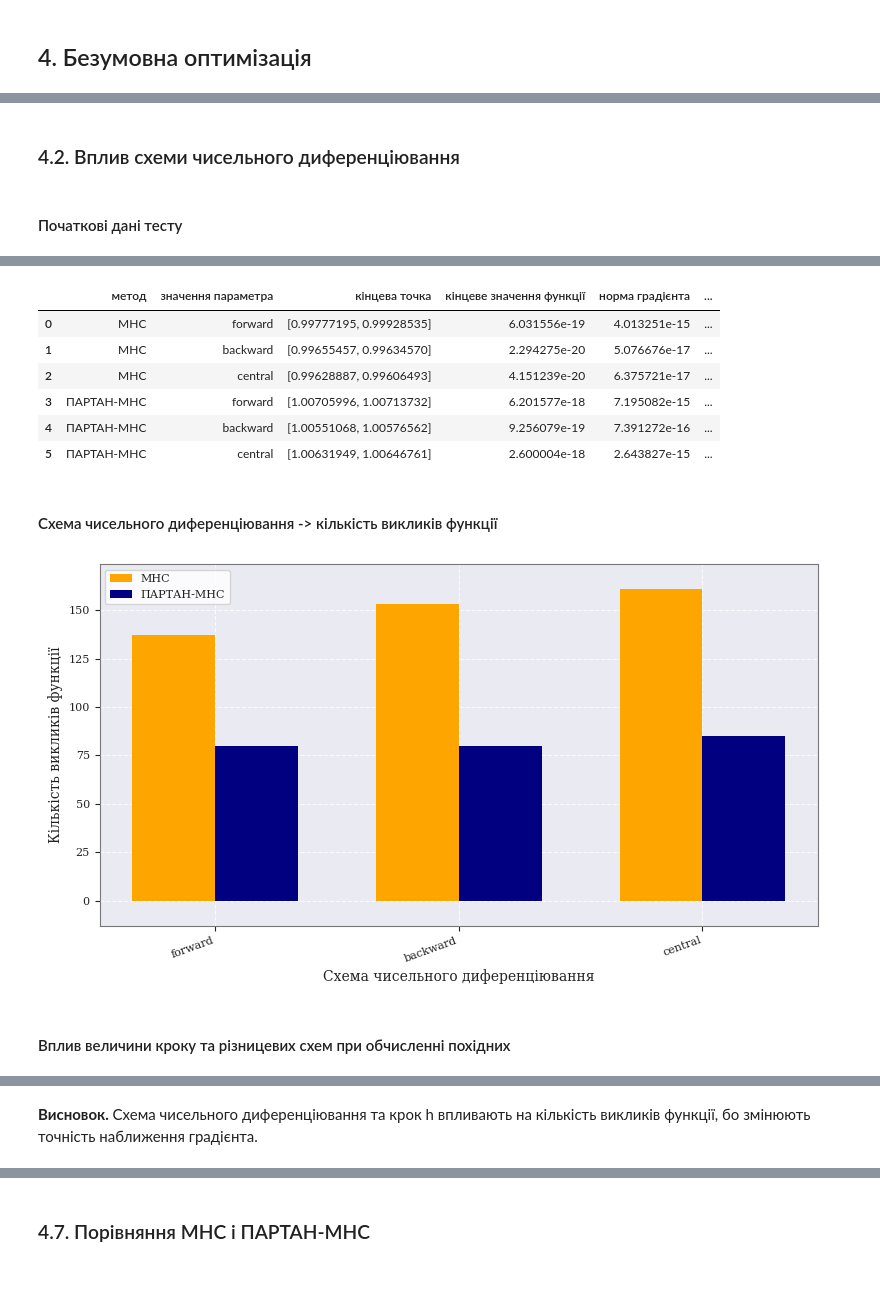
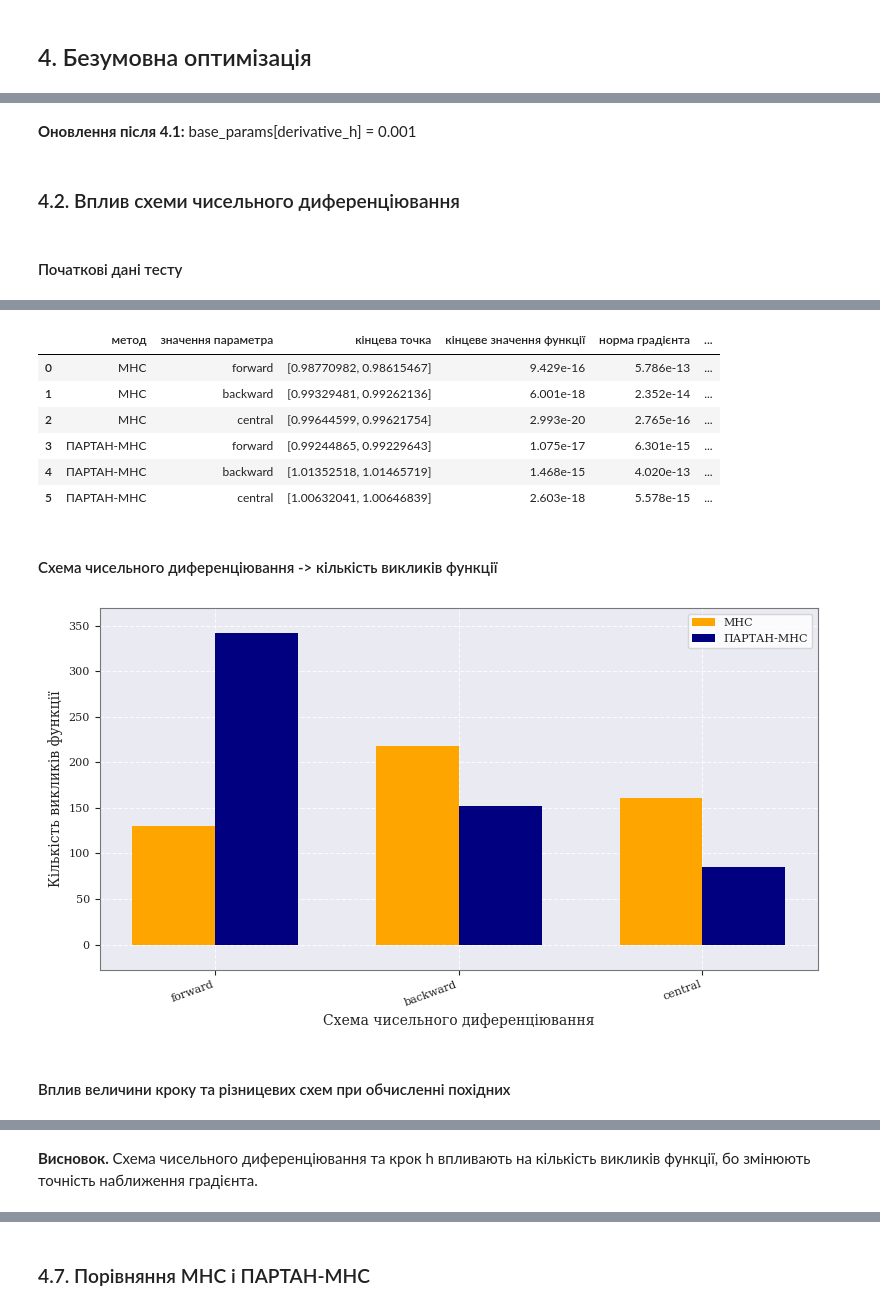
Before and after one commit to sburdiug/my_optimization_methods, a Jupyter notebook: cw/partan_mns_experiments.ipynb, the cells around one changed output, grey strips where cells are left out. Saved outputs shown, nothing was run; the diff lists cells and outputs as text; code cells hidden in the pictures; blank space fills up the shorter version.

```diff
--- a/cw/partan_mns_experiments.ipynb
+++ b/cw/partan_mns_experiments.ipynb
@@ -119,6 +120,39 @@ CONCLUSIONS = {
     "stop_criterion": "Комбінований критерій враховує не тільки норму градієнта, але й зміну точки або значення функції, тому може бути практичнішим для чисельних методів.",
 }
 
+BEST_EXPERIMENT_PARAMS = {
+    # Fill manually after experiments, example:
+    "derivative_h": 1e-3,
+    "gradient_scheme": "central",
+    "line_search_method": "dsk_powell",
+    "line_search_eps": 1e-8,
+    "sven_alpha": 0.01,
+    "stop_criterion": "combined",
+}
+
+
+def build_tuned_params(params):
+    tuned_params = dict(params)
+    for param_name, param_value in BEST_EXPERIMENT_PARAMS.items():
+        if param_name in tuned_params:
+            tuned_params[param_name] = param_value
+    return tuned_params
+
+
+def show_best_params_summary(title="Manual best params"):
+    if not BEST_EXPERIMENT_PARAMS:
+        display(Markdown("**BEST_EXPERIMENT_PARAMS is empty. Using base_params.**"))
+        return
+
+    summary_rows = []
+    for key, value in BEST_EXPERIMENT_PARAMS.items():
+        summary_rows.append({
+            INFO_COL: PARAMETER_LABELS.get(str(key), str(key)),
+            VALUE_COL: value,
+        })
+    display(Markdown(f"#### {title}"))
+    display(pd.DataFrame(summary_rows))
+
 
 def format_vector(vector_value):
     vector_arr = np.asarray(vector_value, dtype=float).reshape(-1)
@@ -133,7 +167,7 @@ def parse_point(value):
 
 def format_display_value(value):
     if isinstance(value, (float, np.floating)):
-        return f"{float(value):.6e}"
+        return f"{float(value):.3e}"
     return value
 
 
@@ -172,7 +206,7 @@ def show_test_initial_data(
         {INFO_COL: "\u0442\u0435\u0441\u0442", VALUE_COL: test_name},
         {INFO_COL: "\u0444\u0443\u043d\u043a\u0446\u0456\u044f", VALUE_COL: FUNCTION_FORMULA},
         {INFO_COL: "\u0441\u0442\u0430\u0440\u0442\u043e\u0432\u0430 \u0442\u043e\u0447\u043a\u0430", VALUE_COL: format_vector(start)},
-        {INFO_COL: "f(x_start)", VALUE_COL: f"{power_function(start):.6e}"},
+        {INFO_COL: "f(x_start)", VALUE_COL: f"{power_function(start):.2e}"},
     ]
 
     if methods is not None:
@@ -381,7 +415,7 @@ def plot_combined_trajectories(results_by_method, plot_title):
     combined_points = np.vstack([method_result["points"] for method_result in results_by_method.values()])
     contour_x, contour_y, contour_z = contour_grid(combined_points)
     _, combined_ax = plt.subplots(figsize=(8, 6))
-    combined_ax.contour(contour_x, contour_y, contour_z, levels=28, cmap="viridis", alpha=0.65)
+    combined_ax.contour(contour_x, contour_y, contour_z, levels=28, cmap="viridis", alpha=0.6)
     trajectory_method_colors = {"МНС": "orange", "ПАРТАН-МНС": "navy"}
     fallback_colors = ["tab:green", "tab:red", "tab:purple", "tab:brown"]
     for color_index, (method_name, method_result) in enumerate(results_by_method.items()):
@@ -586,4 +665,6 @@ plt.show()
 # %%
+base_params["derivative_h"] = 1e-3
+display(Markdown("**Оновлення після 4.1:** base_params[derivative_h] = 0.001"))
 display(Markdown("### 4.2. \u0412\u043f\u043b\u0438\u0432 \u0441\u0445\u0435\u043c\u0438 \u0447\u0438\u0441\u0435\u043b\u044c\u043d\u043e\u0433\u043e \u0434\u0438\u0444\u0435\u0440\u0435\u043d\u0446\u0456\u044e\u0432\u0430\u043d\u043d\u044f"))
 show_test_initial_data(
     "\u0412\u043f\u043b\u0438\u0432 \u0441\u0445\u0435\u043c\u0438 \u0447\u0438\u0441\u0435\u043b\u044c\u043d\u043e\u0433\u043e \u0434\u0438\u0444\u0435\u0440\u0435\u043d\u0446\u0456\u044e\u0432\u0430\u043d\u043d\u044f",
@@ -664,8 +745,9 @@ plt.show()
 
 display(Markdown("**\u0412\u0438\u0441\u043d\u043e\u0432\u043e\u043a.** \u0421\u0445\u0435\u043c\u0430 \u0447\u0438\u0441\u0435\u043b\u044c\u043d\u043e\u0433\u043e \u0434\u0438\u0444\u0435\u0440\u0435\u043d\u0446\u0456\u044e\u0432\u0430\u043d\u043d\u044f \u0442\u0430 \u043a\u0440\u043e\u043a h \u0432\u043f\u043b\u0438\u0432\u0430\u044e\u0442\u044c \u043d\u0430 \u043a\u0456\u043b\u044c\u043a\u0456\u0441\u0442\u044c \u0432\u0438\u043a\u043b\u0438\u043a\u0456\u0432 \u0444\u0443\u043d\u043a\u0446\u0456\u0457, \u0431\u043e \u0437\u043c\u0456\u043d\u044e\u044e\u0442\u044c \u0442\u043e\u0447\u043d\u0456\u0441\u0442\u044c \u043d\u0430\u0431\u043b\u0438\u0436\u0435\u043d\u043d\u044f \u0433\u0440\u0430\u0434\u0456\u0454\u043d\u0442\u0430."))
 # %% [output]
-### 4.2. Вплив схеми чисельного диференціювання
+**Оновлення після 4.1:** base_params[derivative_h] = 0.001
-#### Початкові дані тесту
+### 4.2. Вплив схеми чисельного диференціювання
+#### Початкові дані тесту
 |  | параметр | значення |
 | 0 | тест | Вплив схеми чисельного диференцію... |
 | 1 | функція | f2(x) = (10*(x1 - x2)^2 + (x1 - 1... |
@@ -680,16 +762,16 @@ display(Markdown("**\u0412\u0438\u0441\u043d\u043e\u0432\u043e\u043a.** \u0421\u
 | 10 | base_params[gradient_scheme] | central |
 | 11 | base_params[line_search_method] | dsk_powell |
 | 12 | base_params[line_search_eps] | 1e-08 |
 | 13 | base_params[sven_alpha] | 0.01 |
 | 14 | base_params[stop_criterion] | combined |
 |  | метод | значення параметра | кінцева точка | кінцеве значення функції | норма градієнта | ... |
-| 0 | МНС | forward | [0.99777195, 0.99928535] | 6.031556e-19 | 4.013251e-15 | ... |
-| 1 | МНС | backward | [0.99655457, 0.99634570] | 2.294275e-20 | 5.076676e-17 | ... |
-| 2 | МНС | central | [0.99628887, 0.99606493] | 4.151239e-20 | 6.375721e-17 | ... |
-| 3 | ПАРТАН-МНС | forward | [1.00705996, 1.00713732] | 6.201577e-18 | 7.195082e-15 | ... |
-| 4 | ПАРТАН-МНС | backward | [1.00551068, 1.00576562] | 9.256079e-19 | 7.391272e-16 | ... |
-| 5 | ПАРТАН-МНС | central | [1.00631949, 1.00646761] | 2.600004e-18 | 2.643827e-15 | ... |
+| 0 | МНС | forward | [0.98770982, 0.98615467] | 9.429e-16 | 5.786e-13 | ... |
+| 1 | МНС | backward | [0.99329481, 0.99262136] | 6.001e-18 | 2.352e-14 | ... |
+| 2 | МНС | central | [0.99644599, 0.99621754] | 2.993e-20 | 2.765e-16 | ... |
+| 3 | ПАРТАН-МНС | forward | [0.99244865, 0.99229643] | 1.075e-17 | 6.301e-15 | ... |
+| 4 | ПАРТАН-МНС | backward | [1.01352518, 1.01465719] | 1.468e-15 | 4.020e-13 | ... |
+| 5 | ПАРТАН-МНС | central | [1.00632041, 1.00646839] | 2.603e-18 | 5.578e-15 | ... |
-#### Схема чисельного диференціювання -> кількість викликів функції
+#### Схема чисельного диференціювання -> кількість викликів функції
-[figure, old version]
+[figure, new version]
-#### Вплив величини кроку та різницевих схем при обчисленні похідних
+#### Вплив величини кроку та різницевих схем при обчисленні похідних
 |  | схема | h | виклики функції |
@@ -712,5 +794,5 @@ display(Markdown("**\u0412\u0438\u0441\u043d\u043e\u0432\u043e\u043a.** \u0421\u
 [figure]
-**Висновок.** Схема чисельного диференціювання та крок h впливають на кількість викликів функції, бо змінюють точність наближення градієнта.
+**Висновок.** Схема чисельного диференціювання та крок h впливають на кількість викликів функції, бо змінюють точність наближення градієнта.
 # %%
 line_search_method_table = show_sweep("line_search_method", "4.3. Вплив методу одновимірного пошуку")
 # %% [output]
```
Also changed, not shown: parts of 25 cells of this notebook, 1 other file.
